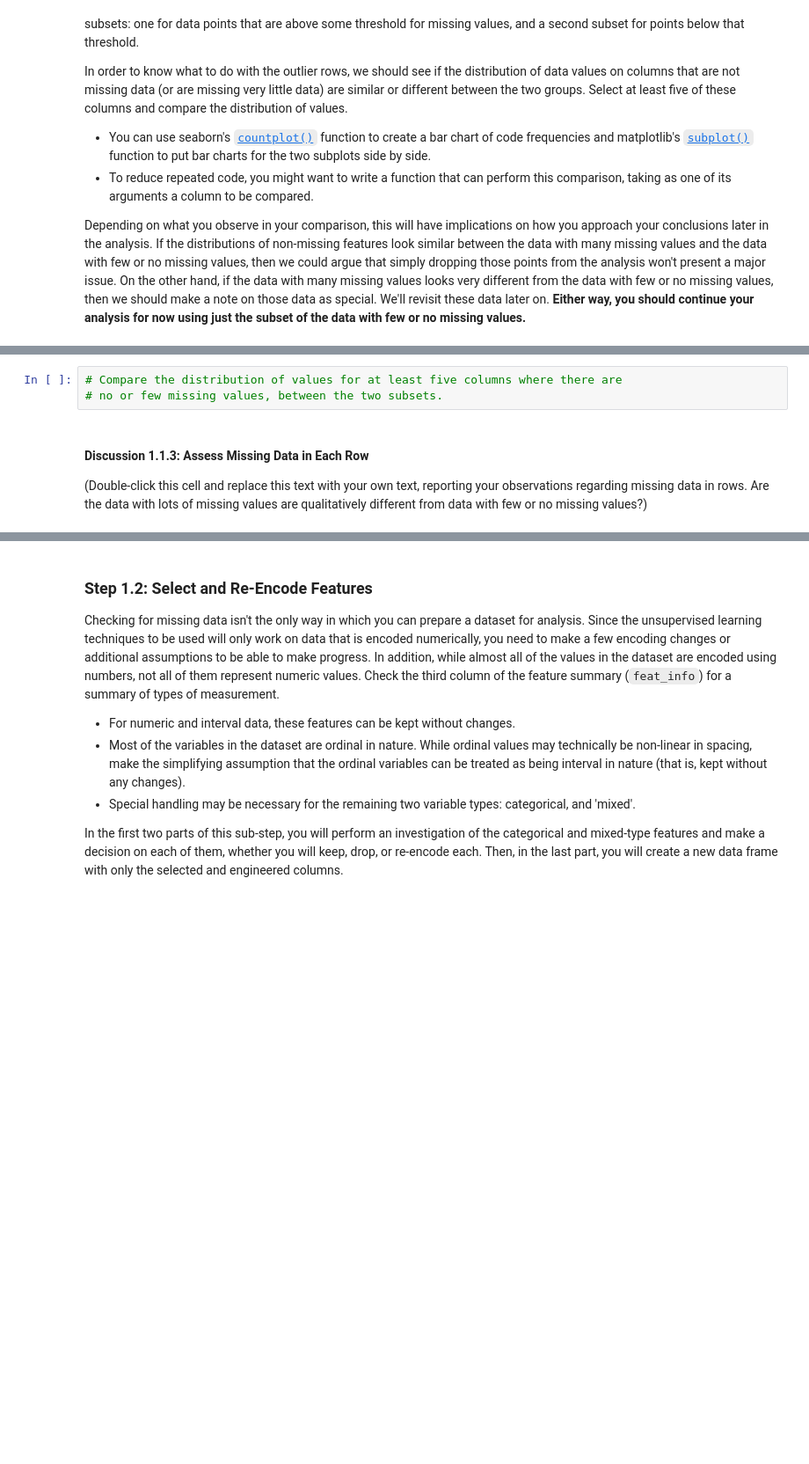
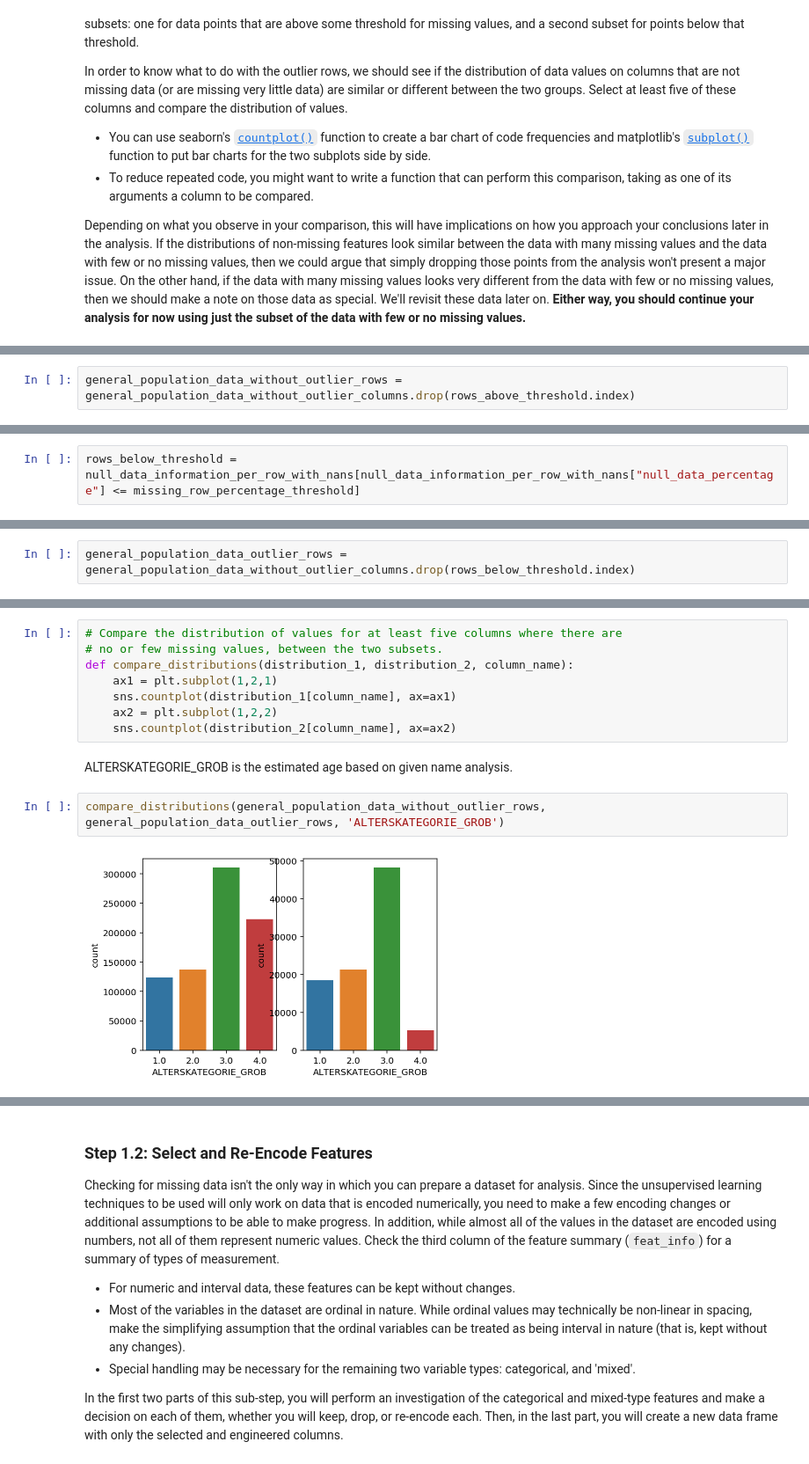
Before and after one commit to dguevar1/identify_customer_segments, a Jupyter notebook: Identify_Customer_Segments.ipynb, the cells around one changed output, grey strips where cells are left out. Shown: that part at 88% size. Saved outputs shown, nothing was run; the diff lists cells and outputs as text; blank space fills up the shorter version.

```diff
--- a/Identify_Customer_Segments.ipynb
+++ b/Identify_Customer_Segments.ipynb
@@ -830,0 +945,2 @@ Depending on what you observe in your comparison, this will have implications on
+# %%
+general_population_data_without_outlier_rows = general_population_data_without_outlier_columns.drop(rows_above_threshold.index)
@@ -830,0 +961,2 @@ Depending on what you observe in your comparison, this will have implications on
+# %%
+rows_below_threshold = null_data_information_per_row_with_nans[null_data_information_per_row_with_nans["null_data_percentage"] <= missing_row_percentage_threshold]
@@ -830,0 +985,2 @@ Depending on what you observe in your comparison, this will have implications on
+# %%
+general_population_data_outlier_rows = general_population_data_without_outlier_columns.drop(rows_below_threshold.index)
@@ -831,7 +1001,14 @@ Depending on what you observe in your comparison, this will have implications on
 # %%
 # Compare the distribution of values for at least five columns where there are
 # no or few missing values, between the two subsets.
+def compare_distributions(distribution_1, distribution_2, column_name):
+    ax1 = plt.subplot(1,2,1)
+    sns.countplot(distribution_1[column_name], ax=ax1)
+    ax2 = plt.subplot(1,2,2)
+    sns.countplot(distribution_2[column_name], ax=ax2)
-# %% [markdown]
-#### Discussion 1.1.3: Assess Missing Data in Each Row
-
-(Double-click this cell and replace this text with your own text, reporting your observations regarding missing data in rows. Are the data with lots of missing values are qualitatively different from data with few or no missing values?)
+# %% [markdown]
+ALTERSKATEGORIE_GROB is the estimated age based on given name analysis.
+# %%
+compare_distributions(general_population_data_without_outlier_rows, general_population_data_outlier_rows, 'ALTERSKATEGORIE_GROB')
+# %% [output]
+[figure, added]
```
Also changed, not shown: parts of 46 cells of this notebook, 1 other file.
